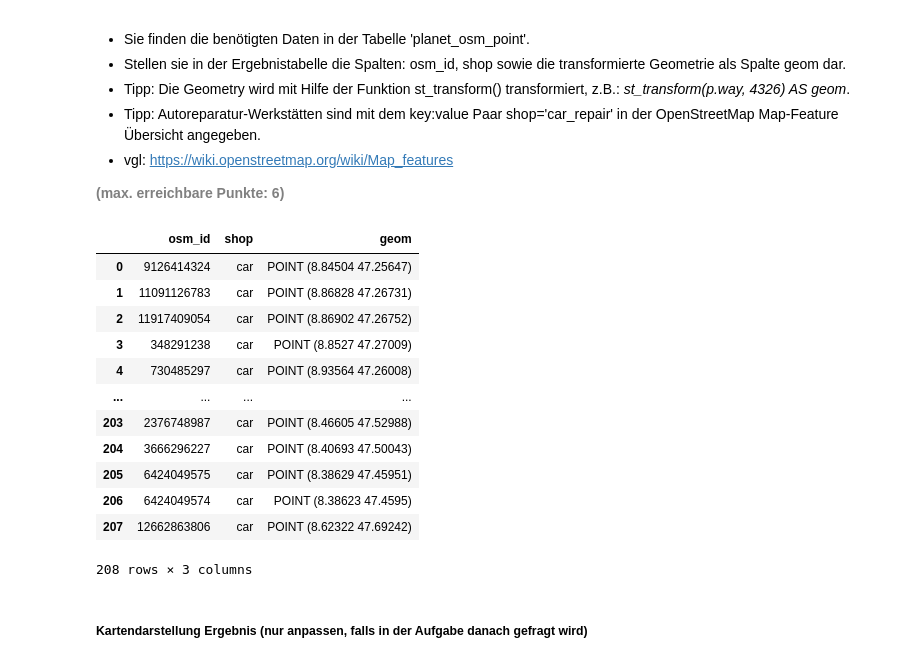
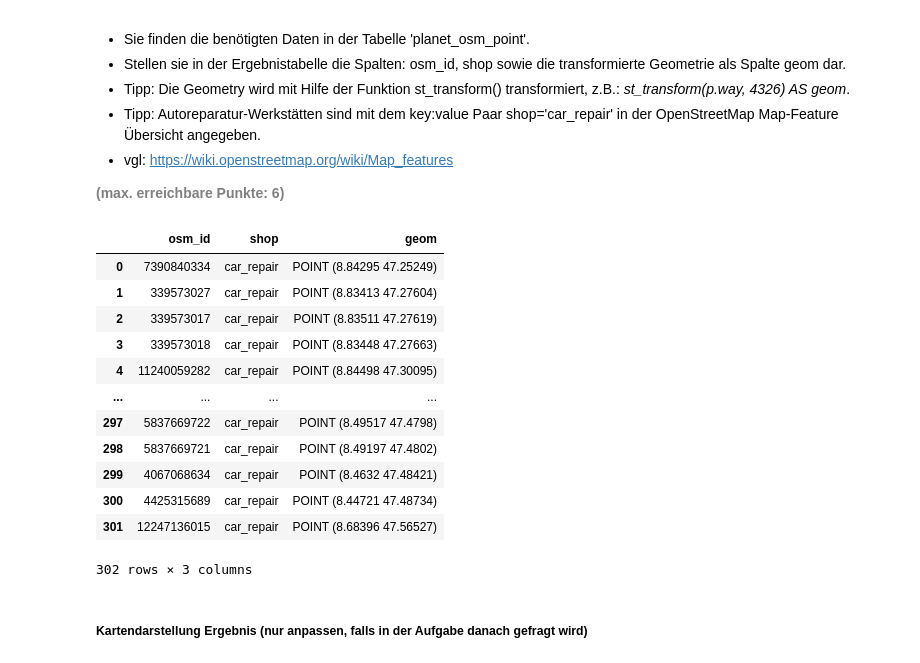
Before and after one commit to zempcol1/python_postgresql_postgis, a Jupyter notebook: HS24 EXAM/AP03_Management_Raeumliche_Daten.ipynb, the cells around one changed output. Saved outputs shown, nothing was run; the diff lists cells and outputs as text; code cells hidden in the pictures.

```diff
--- a/HS24 EXAM/AP03_Management_Raeumliche_Daten.ipynb
+++ b/HS24 EXAM/AP03_Management_Raeumliche_Daten.ipynb
@@ -155,35 +155,35 @@ engine.dispose()
 # %%
 # Engine für Datenbankverbindung erstellen
 engine = create_engine(db_connection_url)
 
 # Ergänzen Sie die SQL-Abfrage, um die Aufgabe zu lösen
 sql = """SELECT osm_id, shop, st_transform(way, 4326) AS geom
-         FROM planet_osm_point
-         WHERE shop = 'car'
+      FROM planet_osm_point
+      WHERE shop = 'car_repair'
       ;"""
 
 # Ergebnis in GeoDataFrame abspeichern
 gdf = gpd.GeoDataFrame.from_postgis(sql, engine)
 
 # Datenbankverbindung trennen
 engine.dispose()
 
 # Zeigen des GeoDataFrames
 gdf
 # %% [output]
 |  | osm_id | shop | geom |
-| 0 | 9126414324 | car | POINT (8.84504 47.25647) |
-| 1 | 11091126783 | car | POINT (8.86828 47.26731) |
-| 2 | 11917409054 | car | POINT (8.86902 47.26752) |
-| 3 | 348291238 | car | POINT (8.8527 47.27009) |
-| 4 | 730485297 | car | POINT (8.93564 47.26008) |
+| 0 | 7390840334 | car_repair | POINT (8.84295 47.25249) |
+| 1 | 339573027 | car_repair | POINT (8.83413 47.27604) |
+| 2 | 339573017 | car_repair | POINT (8.83511 47.27619) |
+| 3 | 339573018 | car_repair | POINT (8.83448 47.27663) |
+| 4 | 11240059282 | car_repair | POINT (8.84498 47.30095) |
 | ... | ... | ... | ... |
-| 203 | 2376748987 | car | POINT (8.46605 47.52988) |
-| 204 | 3666296227 | car | POINT (8.40693 47.50043) |
-| 205 | 6424049575 | car | POINT (8.38629 47.45951) |
-| 206 | 6424049574 | car | POINT (8.38623 47.4595) |
-| 207 | 12662863806 | car | POINT (8.62322 47.69242) |
+| 297 | 5837669722 | car_repair | POINT (8.49517 47.4798) |
+| 298 | 5837669721 | car_repair | POINT (8.49197 47.4802) |
+| 299 | 4067068634 | car_repair | POINT (8.4632 47.48421) |
+| 300 | 4425315689 | car_repair | POINT (8.44721 47.48734) |
+| 301 | 12247136015 | car_repair | POINT (8.68396 47.56527) |
-208 rows × 3 columns
+302 rows × 3 columns
 # %% [markdown]
 ##### <b>Kartendarstellung Ergebnis (nur anpassen, falls in der Aufgabe danach gefragt wird)</b>
 # %%
```
Also changed, not shown: parts of 11 cells of this notebook, 2 other files.
